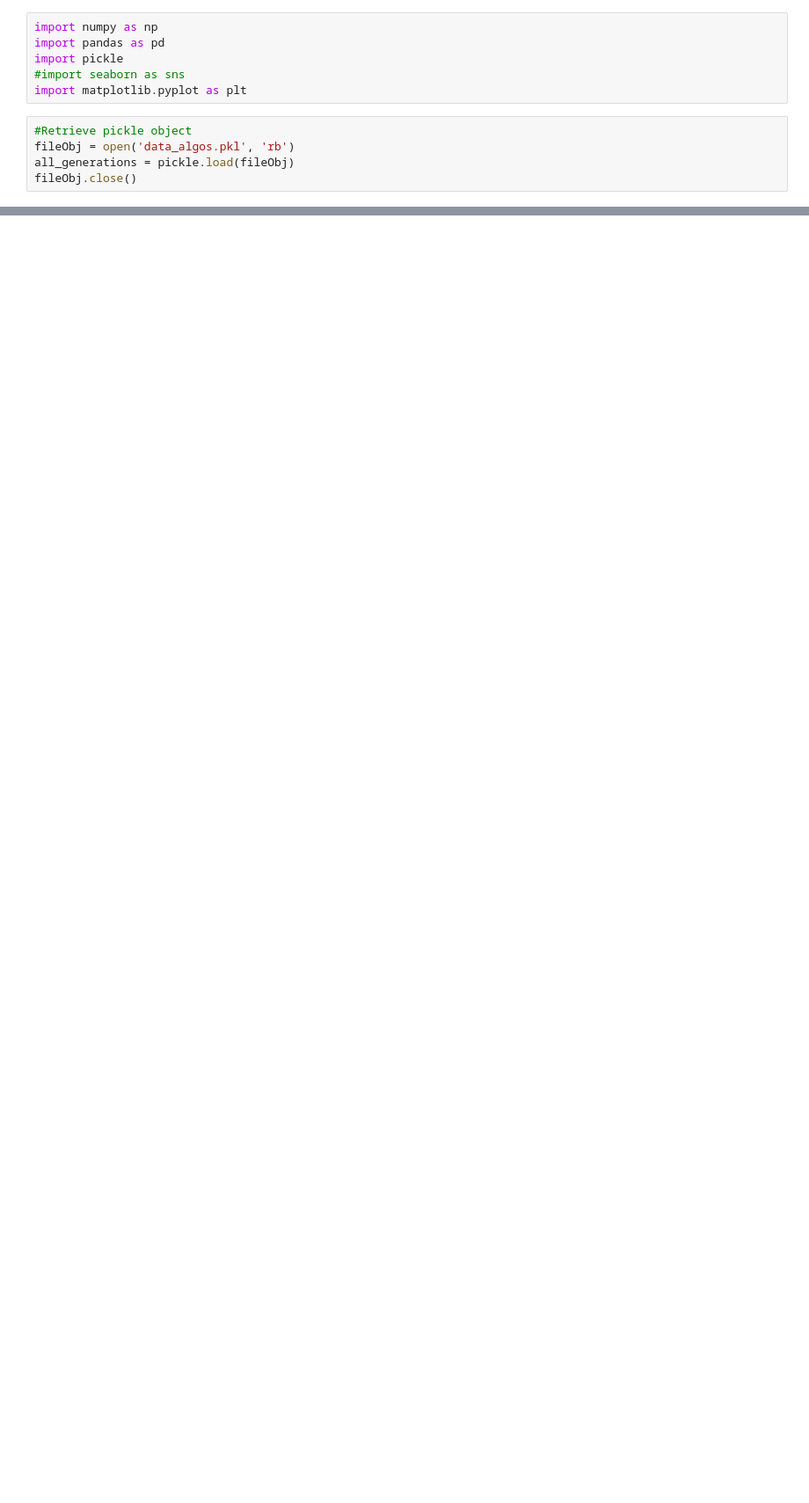
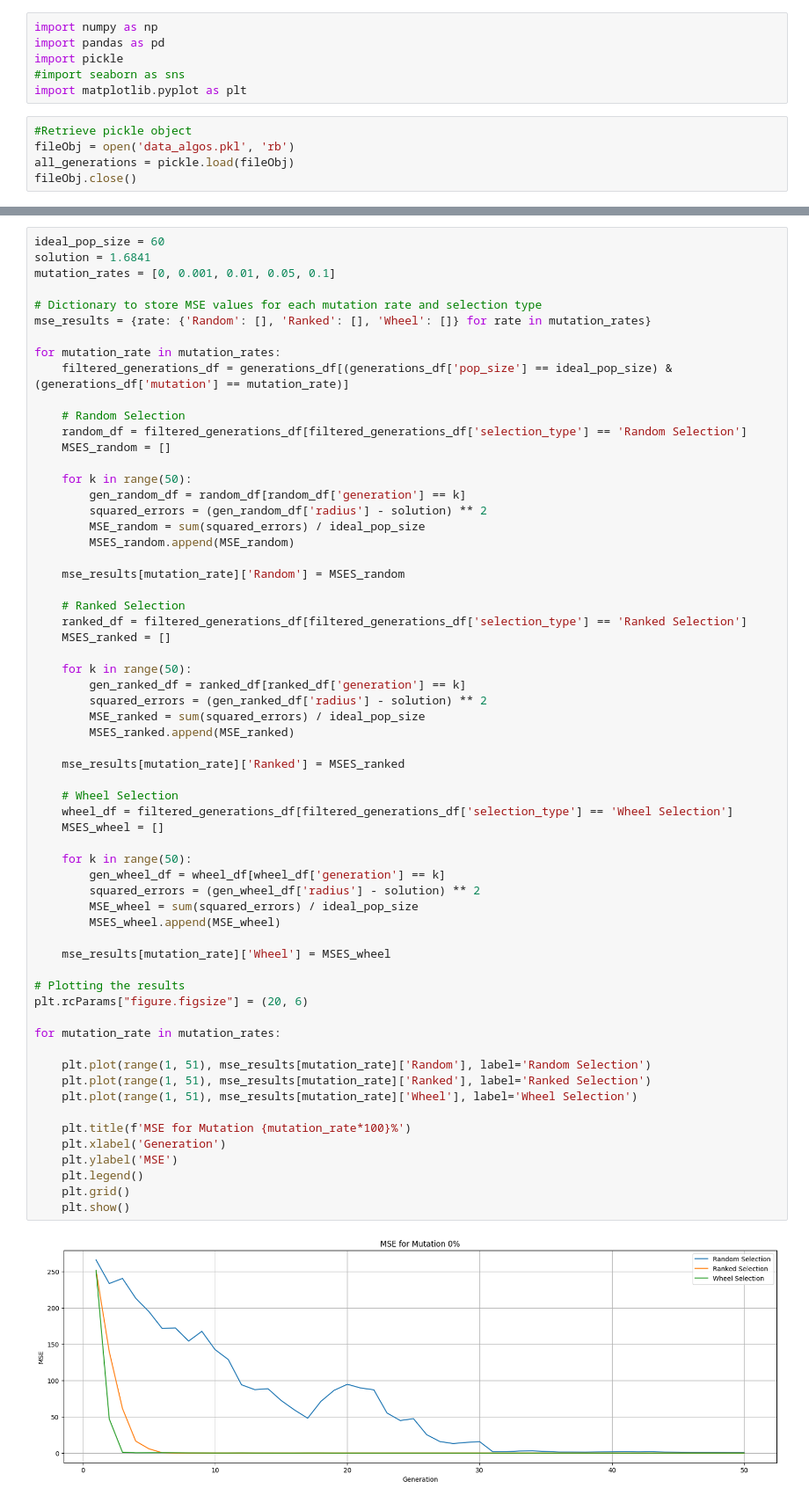
Before and after one commit to Elric-dev/HCAI_ML, a Jupyter notebook: error_analysis.ipynb, the cells around one changed output, grey strips where cells are left out. Shown at 88% size. Drawn from its saved outputs; the diff is of its cells as text; blank space fills up the shorter version.

Commit message:
mse plots

```diff
--- a/error_analysis.ipynb
+++ b/error_analysis.ipynb
@@ -142,0 +147,64 @@ plt.close()
+# %%
+ideal_pop_size = 60
+solution = 1.6841
+mutation_rates = [0, 0.001, 0.01, 0.05, 0.1]
+
+# Dictionary to store MSE values for each mutation rate and selection type
+mse_results = {rate: {'Random': [], 'Ranked': [], 'Wheel': []} for rate in mutation_rates}
+
+for mutation_rate in mutation_rates:
+    filtered_generations_df = generations_df[(generations_df['pop_size'] == ideal_pop_size) & (generations_df['mutation'] == mutation_rate)]
+
+    # Random Selection
+    random_df = filtered_generations_df[filtered_generations_df['selection_type'] == 'Random Selection']
+    MSES_random = []
+
+    for k in range(50):
+        gen_random_df = random_df[random_df['generation'] == k]
+        squared_errors = (gen_random_df['radius'] - solution) ** 2
+        MSE_random = sum(squared_errors) / ideal_pop_size
+        MSES_random.append(MSE_random)
+
+    mse_results[mutation_rate]['Random'] = MSES_random
+
+    # Ranked Selection
+    ranked_df = filtered_generations_df[filtered_generations_df['selection_type'] == 'Ranked Selection']
+    MSES_ranked = []
+
+    for k in range(50):
+        gen_ranked_df = ranked_df[ranked_df['generation'] == k]
+        squared_errors = (gen_ranked_df['radius'] - solution) ** 2
+        MSE_ranked = sum(squared_errors) / ideal_pop_size
+        MSES_ranked.append(MSE_ranked)
+
+    mse_results[mutation_rate]['Ranked'] = MSES_ranked
+
+    # Wheel Selection
+    wheel_df = filtered_generations_df[filtered_generations_df['selection_type'] == 'Wheel Selection']
+    MSES_wheel = []
+
+    for k in range(50):
+        gen_wheel_df = wheel_df[wheel_df['generation'] == k]
+        squared_errors = (gen_wheel_df['radius'] - solution) ** 2
+        MSE_wheel = sum(squared_errors) / ideal_pop_size
+        MSES_wheel.append(MSE_wheel)
+
+    mse_results[mutation_rate]['Wheel'] = MSES_wheel
+
+# Plotting the results
+plt.rcParams["figure.figsize"] = (20, 6)
+
+for mutation_rate in mutation_rates:
+
+    plt.plot(range(1, 51), mse_results[mutation_rate]['Random'], label='Random Selection')
+    plt.plot(range(1, 51), mse_results[mutation_rate]['Ranked'], label='Ranked Selection')
+    plt.plot(range(1, 51), mse_results[mutation_rate]['Wheel'], label='Wheel Selection')
+
+    plt.title(f'MSE for Mutation {mutation_rate*100}%')
+    plt.xlabel('Generation')
+    plt.ylabel('MSE')
+    plt.legend()
+    plt.grid()
+    plt.show()
+# %% [output]
+[figure, added]
```
Also changed, not shown: parts of 5 cells of this notebook.
